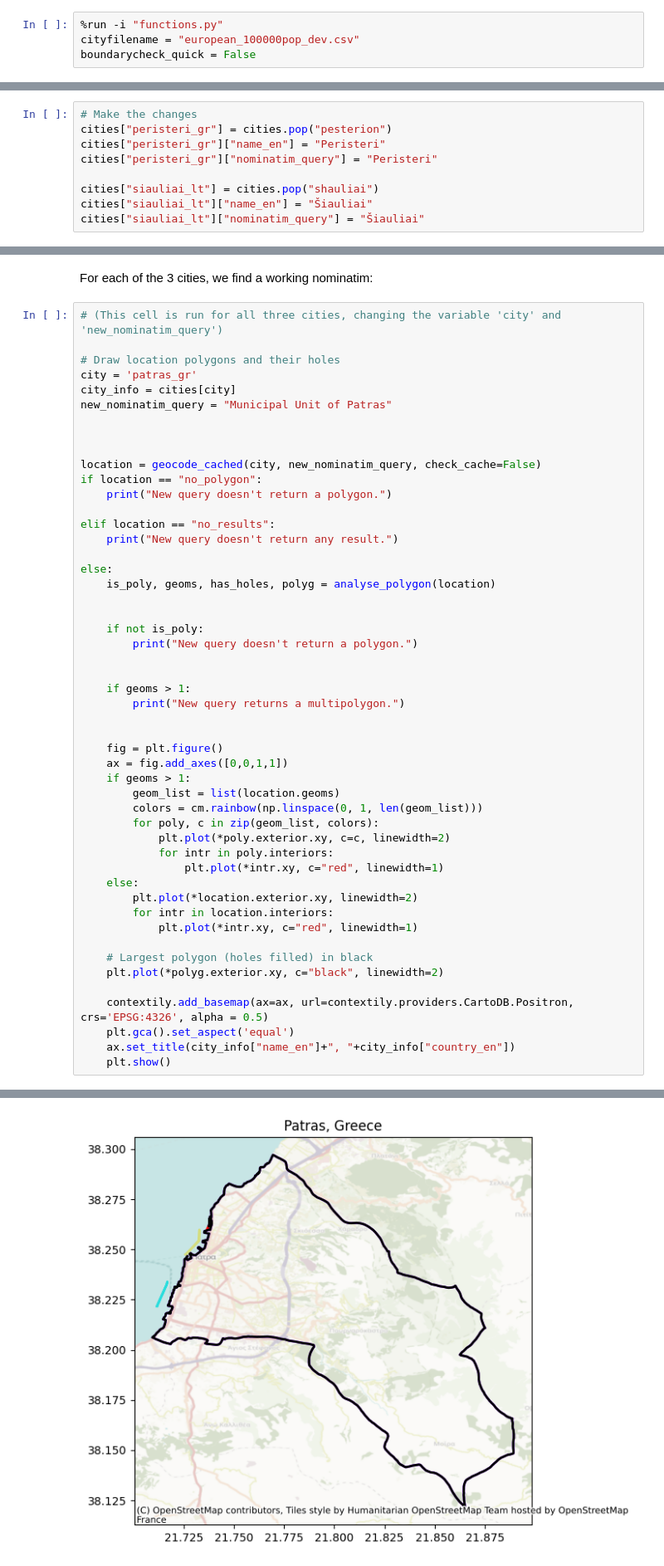
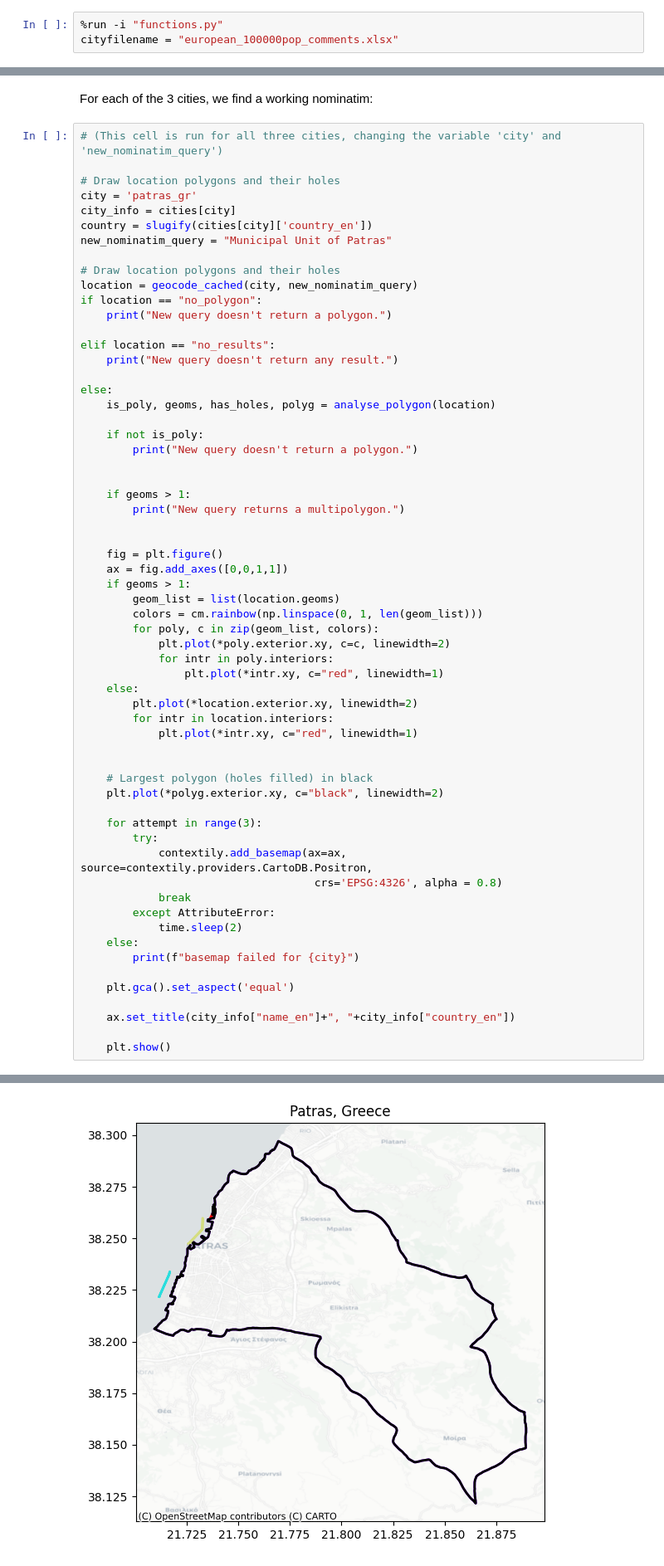
Before and after one commit to BikeNetKit/dataexport, a Jupyter notebook: scripts/check_polygons.ipynb, the cells around one changed output, grey strips where cells are left out. Shown at 83% size. Saved outputs shown, nothing was run; the diff lists cells and outputs as text.

Commit message:
Clean check_polygons.ipynb

```diff
--- a/scripts/check_polygons.ipynb
+++ b/scripts/check_polygons.ipynb
@@ -5,8 +16,7 @@ This notebook extracts and plots the polygons of cities from the OSM, using nomi
 ## Setup
 # %%
 %run -i "functions.py"
-cityfilename = "european_100000pop_dev.csv"
-boundarycheck_quick = False
+cityfilename = "european_100000pop_comments.xlsx"
 # %% [markdown]
 ## Load cities
 # %%
@@ -124,10 +187 @@ These cities had the wrong name in the UN Demographics Yearbook
-# %%
-# Make the changes
-cities["peristeri_gr"] = cities.pop("pesterion")
-cities["peristeri_gr"]["name_en"] = "Peristeri"
-cities["peristeri_gr"]["nominatim_query"] = "Peristeri"
-
-cities["siauliai_lt"] = cities.pop("shauliai")
-cities["siauliai_lt"]["name_en"] = "Šiauliai"
-cities["siauliai_lt"]["nominatim_query"] = "Šiauliai"
 # %%
@@ -206,11 +276,11 @@ For each of the 3 cities, we find a working nominatim:
 # Draw location polygons and their holes
 city = 'patras_gr'
 city_info = cities[city]
+country = slugify(cities[city]['country_en'])
 new_nominatim_query = "Municipal Unit of Patras"
 
-
-
-location = geocode_cached(city, new_nominatim_query, check_cache=False)
+# Draw location polygons and their holes
+location = geocode_cached(city, new_nominatim_query)
 if location == "no_polygon":
     print("New query doesn't return a polygon.")
 
@@ -219,39 +289,50 @@ elif location == "no_results":
 
 else:
     is_poly, geoms, has_holes, polyg = analyse_polygon(location)
-
 
     if not is_poly:
         print("New query doesn't return a polygon.")
 
 
     if geoms > 1:
         print("New query returns a multipolygon.")
 
 
     fig = plt.figure()
     ax = fig.add_axes([0,0,1,1])
     if geoms > 1:
         geom_list = list(location.geoms)
         colors = cm.rainbow(np.linspace(0, 1, len(geom_list)))
         for poly, c in zip(geom_list, colors):
             plt.plot(*poly.exterior.xy, c=c, linewidth=2)
             for intr in poly.interiors:
                 plt.plot(*intr.xy, c="red", linewidth=1)
     else:
         plt.plot(*location.exterior.xy, linewidth=2)
         for intr in location.interiors:
             plt.plot(*intr.xy, c="red", linewidth=1)
 
+
     # Largest polygon (holes filled) in black
     plt.plot(*polyg.exterior.xy, c="black", linewidth=2)
 
-    contextily.add_basemap(ax=ax, url=contextily.providers.CartoDB.Positron, crs='EPSG:4326', alpha = 0.5)
+    for attempt in range(3):
+        try:
+            contextily.add_basemap(ax=ax, source=contextily.providers.CartoDB.Positron,
+                                    crs='EPSG:4326', alpha = 0.8)
+            break
+        except AttributeError:
+            time.sleep(2)
+    else:
+        print(f"basemap failed for {city}")
+
     plt.gca().set_aspect('equal')
+
     ax.set_title(city_info["name_en"]+", "+city_info["country_en"])
+
     plt.show()
 # %% [output]
 New query returns a multipolygon.
-[figure, old version]
+[figure, new version]
 # %%
 city_name = city.split('_')[0]
```
Also changed, not shown: parts of 52 cells of this notebook.
